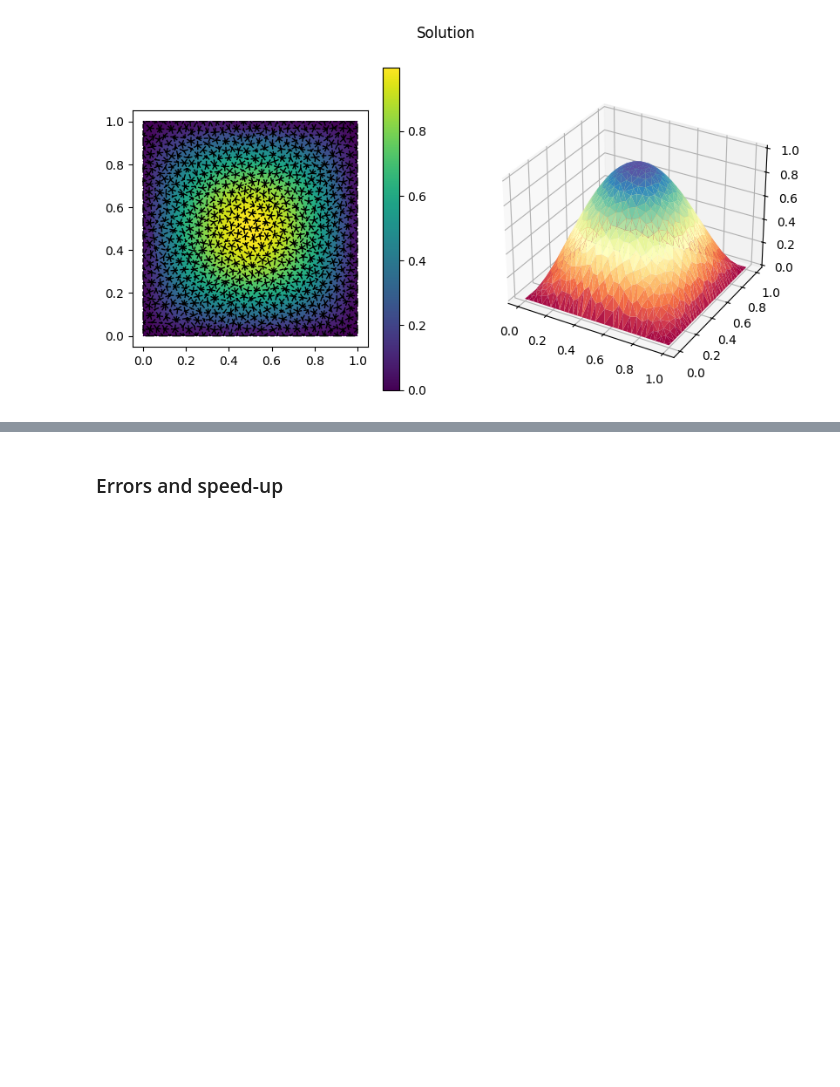
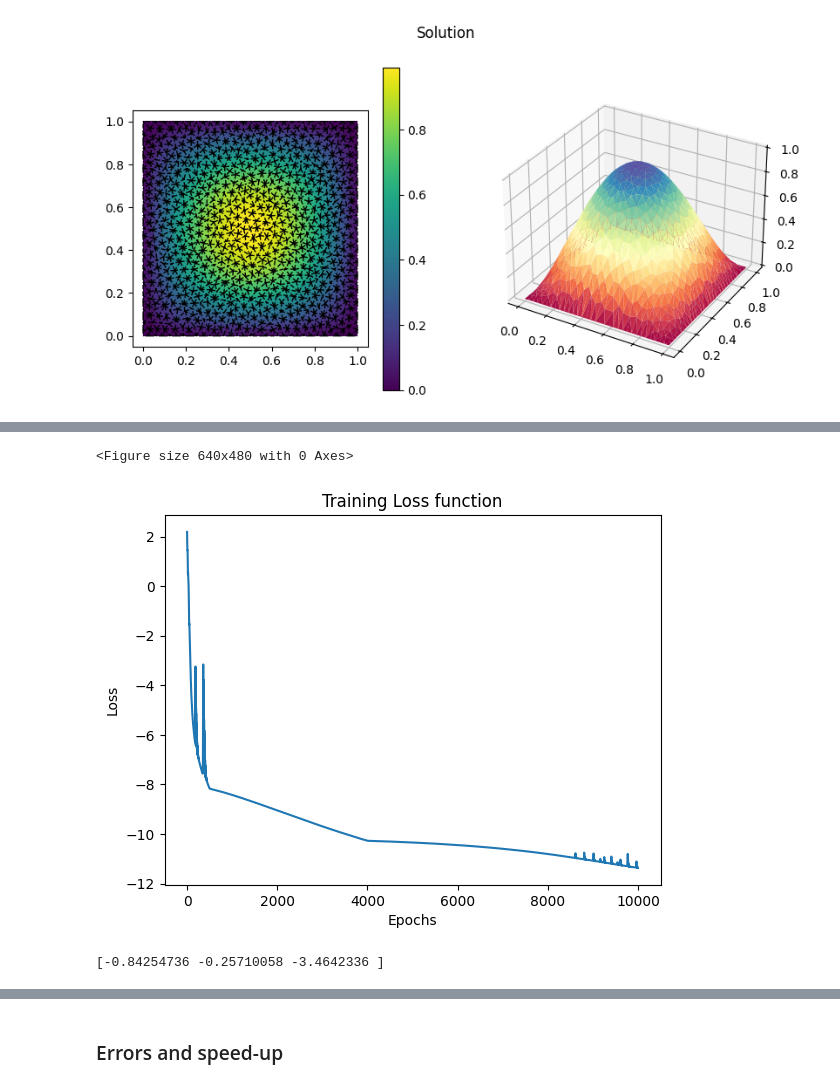
Before and after one commit to martadiridolfi/MOR, a Jupyter notebook: progetto.ipynb, the cells around one changed output, grey strips where cells are left out. Saved outputs shown, nothing was run; the diff lists cells and outputs as text; code cells hidden in the pictures; blank space fills up the shorter version.

```diff
--- a/progetto.ipynb
+++ b/progetto.ipynb
@@ -2127,6 +2166,5 @@ while loss >= tol and epoch < epoch_max:
   loss.backward()
   # optimizer update
   optimizer.step() # update the lr??
-  if epoch % 200 == 199:
-    print("epoch", epoch, 'loss', loss.item(), 'lr', optimizer.param_groups[0]['lr'] )
+  print("epoch", epoch, 'loss', loss.item(), 'lr', optimizer.param_groups[0]['lr'] )
 # %% [output]
@@ -2175,0 +2278,22 @@ gedim.PlotSolution(mesh, dofs, strongs, u_k, u_strong)
+# %%
+training_loss = []
+# %%
+while loss >= tol and epoch < epoch_max:
+  epoch = epoch + 1
+  optimizer.zero_grad()
+
+  ## compute output
+  output = net(x_train)
+
+
+  loss = my_loss(output, y_train)
+  if epoch >= 500:
+    optimizer.param_groups[0]['lr'] = 0.001  # reducing the learning rate if we go forward to the epoch. If we have a lr too large we don't follow the gradient direction but we could jump
+  if epoch >= 4000:
+    optimizer.param_groups[0]['lr'] = 0.0001
+    #compute the gradients
+  loss.backward()
+  # optimizer update
+  optimizer.step() # update the lr??
+  training_loss.append(loss.item())
+  print("epoch", epoch, 'loss', loss.item(), 'lr', optimizer.param_groups[0]['lr'] )
@@ -2175,0 +2318,27 @@ gedim.PlotSolution(mesh, dofs, strongs, u_k, u_strong)
+# %%
+import matplotlib.pyplot as plt
+
+plt.clf()
+plt.figure()
+x = range(0, len(training_loss))
+y = np.log(training_loss)
+plt.plot(x, y)
+plt.title("Training Loss function")
+plt.xlabel("Epochs")
+plt.ylabel("Loss")
+plt.savefig('training_loss.png')
+# %% [output]
+<Figure size 640x480 with 0 Axes>
+[figure, added]
+# %%
+#we compute the solution
+
+x_test = [[.8, .4]] # they are different parameters from that chosen for the POD !
+x_test = np.float32(x_test)
+x_test = torch.tensor(x_test)
+
+reduced_solution = np.asarray(net(x_test).detach().numpy())[0] #we transform the tensor in an array form
+
+print(reduced_solution)
+# %% [output]
+[-0.84254736 -0.25710058 -3.4642336 ]
```
Also changed, not shown: parts of 27 cells of this notebook.
